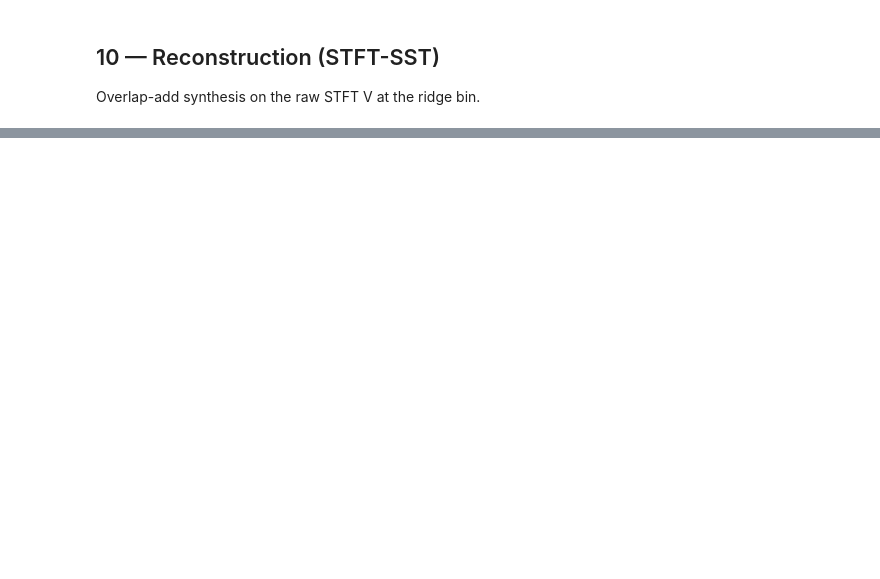
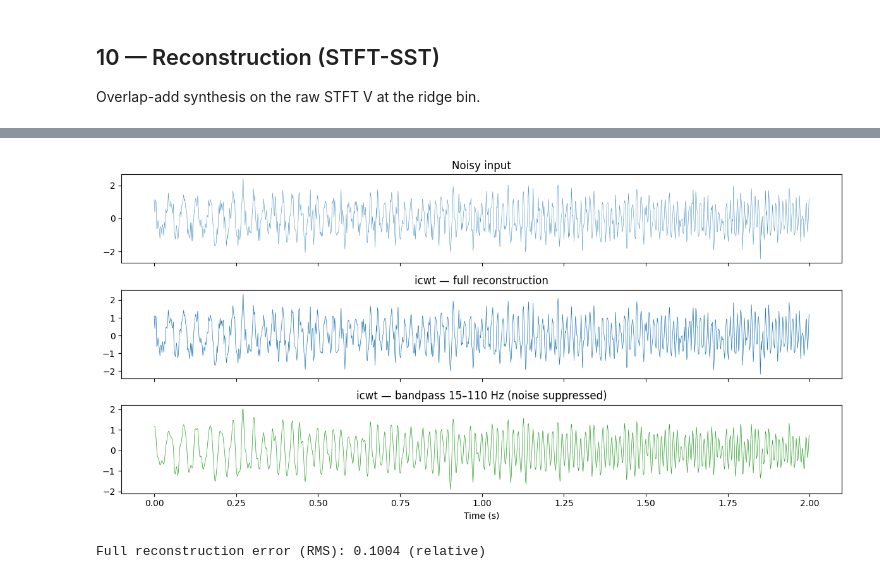
Before and after one commit to TimothySto/wavesst, a Jupyter notebook: notebooks/00_wavesst_full_demo.ipynb, the cells around one changed output, grey strips where cells are left out. Saved outputs shown, nothing was run; the diff lists cells and outputs as text; code cells hidden in the pictures; blank space fills up the shorter version.

Commit message:
docs: add notebook 03 (MSST deep dive) and update notebook 00 (icwt demo, PM note)

```diff
--- a/notebooks/00_wavesst_full_demo.ipynb
+++ b/notebooks/00_wavesst_full_demo.ipynb
@@ -115,0 +162,35 @@ iplot_components(stft_comps, t)
+# %%
+# Synthesise: clean chirp + broadband noise
+rng = np.random.default_rng(42)
+t_demo = np.arange(int(2.0 * FS)) / FS
+f_sweep = 20 + 80 * t_demo / 2.0
+chirp_clean = np.cos(2 * np.pi * np.cumsum(f_sweep) / FS).astype(np.float32)
+noisy = (chirp_clean + 0.5 * rng.standard_normal(len(chirp_clean)).astype(np.float32))
+
+# CWT of the noisy signal (CPU cfg to keep it simple)
+cfg_cpu = wavesst.Config(device='cpu', dtype='complex64')
+cwt_noisy = wavesst.cwt(noisy, fs=FS, nv=32, cfg=cfg_cpu)
+
+# icwt: full reconstruction
+x_full = wavesst.icwt(cwt_noisy)
+
+# icwt: bandpass (keep only 15–110 Hz)
+x_band = wavesst.icwt(cwt_noisy, f_low=15.0, f_high=110.0)
+
+fig, axes = plt.subplots(3, 1, figsize=(12, 6), sharex=True)
+axes[0].plot(t_demo, noisy, lw=0.4, alpha=0.8)
+axes[0].set_title('Noisy input')
+axes[1].plot(t_demo, x_full, lw=0.5)
+axes[1].set_title('icwt — full reconstruction')
+axes[2].plot(t_demo, x_band, lw=0.5, color='C2')
+axes[2].set_title('icwt — bandpass 15–110 Hz (noise suppressed)')
+axes[2].set_xlabel('Time (s)')
+plt.tight_layout()
+plt.show()
+
+rms_input = float(np.sqrt(np.mean(noisy**2)))
+rms_err   = float(np.sqrt(np.mean((x_full - noisy.astype(np.float64))**2)))
+print(f'Full reconstruction error (RMS): {rms_err/rms_input:.4f} (relative)')
+# %% [output]
+[figure, added]
+Full reconstruction error (RMS): 0.1004 (relative)
```
Also changed, not shown: parts of 12 cells of this notebook, 1 other file.
